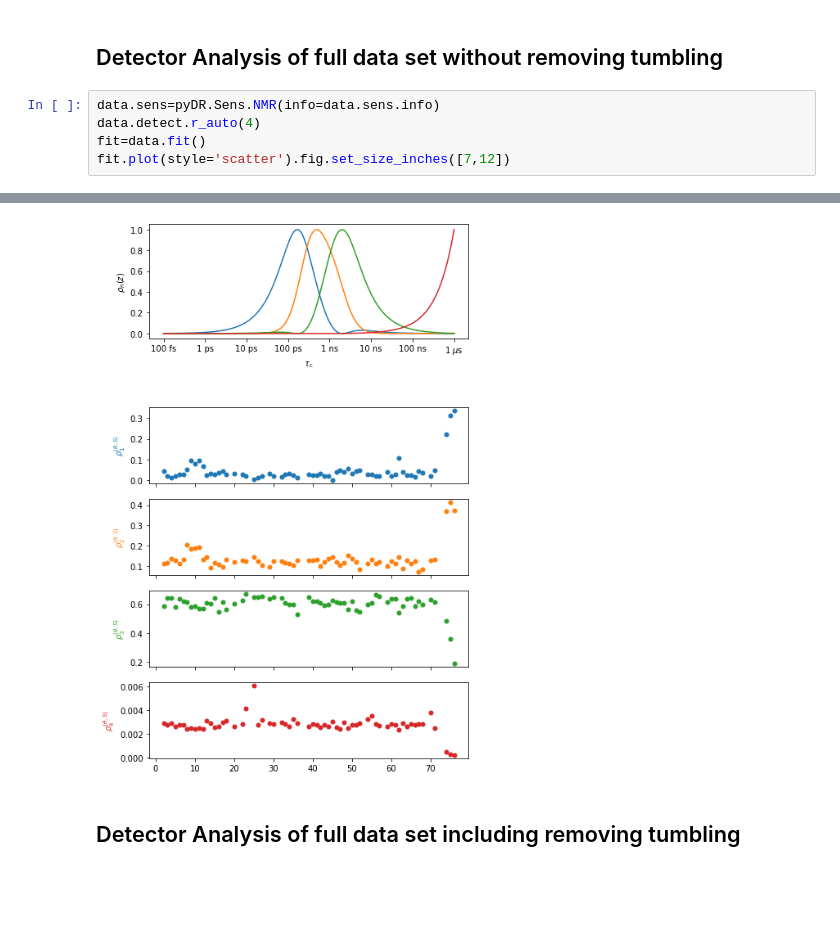
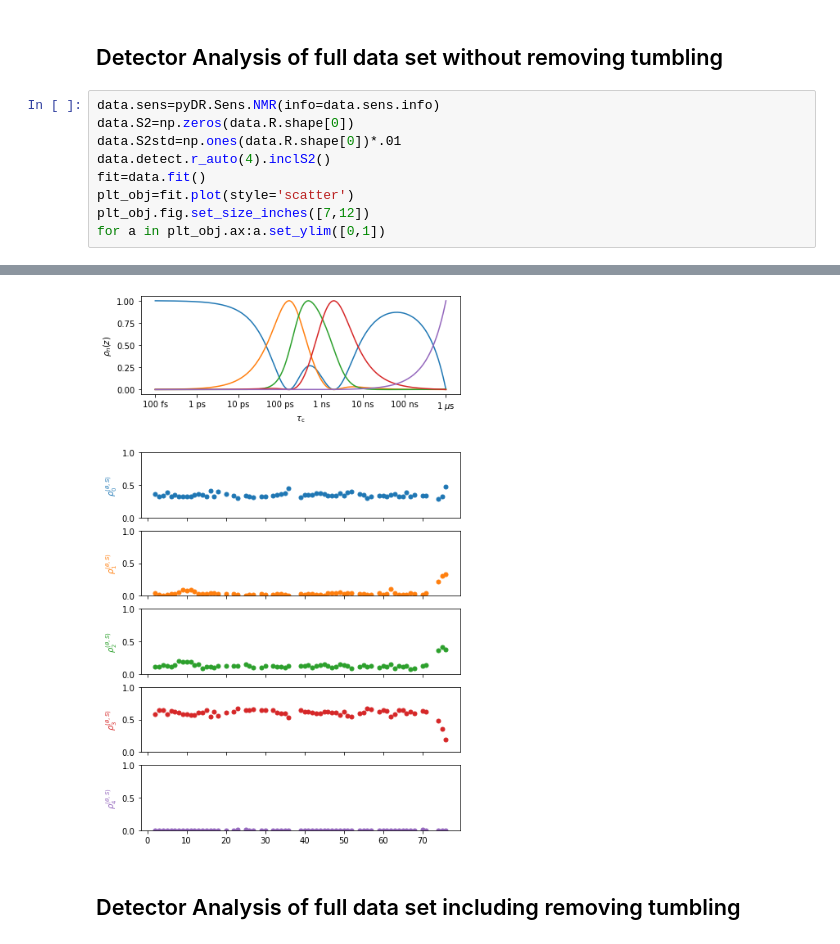
Before and after one commit to alsinmr/ConferenceExamples, a Jupyter notebook: Windischleuba2023/ComparingAnalyses.ipynb, the cells around one changed output, grey strips where cells are left out. Drawn from its saved outputs; the diff is of its cells as text; blank space fills up the shorter version.

```diff
--- a/Windischleuba2023/ComparingAnalyses.ipynb
+++ b/Windischleuba2023/ComparingAnalyses.ipynb
@@ -226,7 +284,11 @@ Warning: Assigned sensitivity object did not equal detector sensitivities. Re-de
 ## Detector Analysis of full data set without removing tumbling
 # %%
 data.sens=pyDR.Sens.NMR(info=data.sens.info)
-data.detect.r_auto(4)
+data.S2=np.zeros(data.R.shape[0])
+data.S2std=np.ones(data.R.shape[0])*.01
+data.detect.r_auto(4).inclS2()
 fit=data.fit()
-fit.plot(style='scatter').fig.set_size_inches([7,12])
+plt_obj=fit.plot(style='scatter')
+plt_obj.fig.set_size_inches([7,12])
+for a in plt_obj.ax:a.set_ylim([0,1])
 # %% [output]
@@ -234,4 +295,4 @@ Warning: Assigned sensitivity object did not equal detector sensitivities. Re-de
-[figure, old version]
+[figure, new version]
 # %% [markdown]
 ## Detector Analysis of full data set including removing tumbling
 # %%
```
Also changed, not shown: parts of 5 cells of this notebook, 2 other files.
